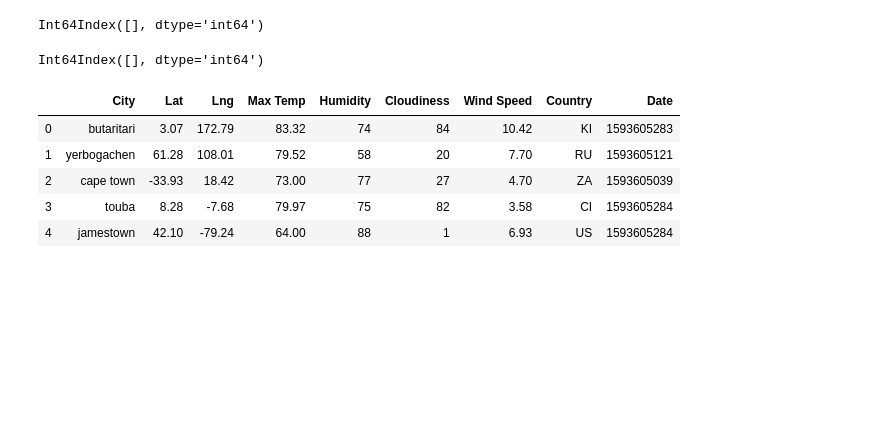
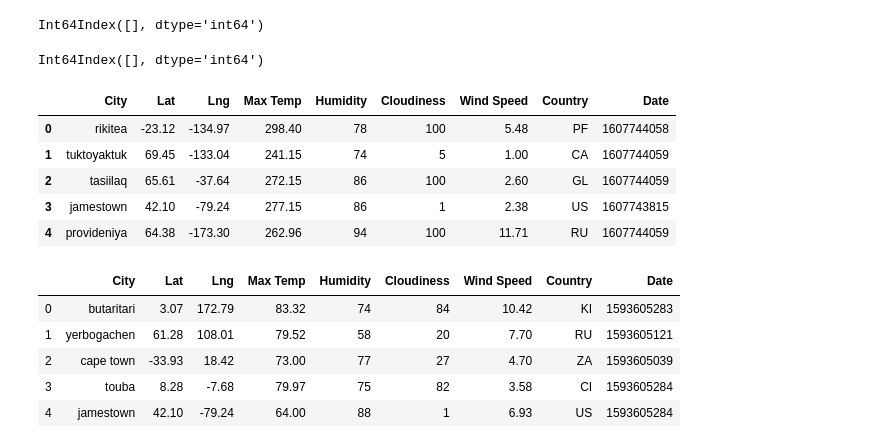
Before and after one commit to thallegacy/python-api-challenge, a Jupyter notebook: WeatherVacationPy/WeatherPy.ipynb, the cells around one changed output. Drawn from its saved outputs; the diff is of its cells as text; code cells hidden in the pictures; blank space fills up the shorter version.

Commit message:
Get all data w/ humidity under 100

```diff
--- a/WeatherVacationPy/WeatherPy.ipynb
+++ b/WeatherVacationPy/WeatherPy.ipynb
@@ -177,7 +177,7 @@ Data Retrieval Complete
 * Display the DataFrame
 # %%
 # Display the data collected in a DataFrame
-current_weather_df = pd.DataFrame({
+current_weather_data = pd.DataFrame({
   "City": city_ls,
   "Lat": lats_ls,
   "Lng": lngs_ls,
@@ -188,7 +188,7 @@ current_weather_df = pd.DataFrame({
   "Country": country_ls,
   "Date": date_ls
    })
-current_weather_df
+current_weather_data
 # %% [output]
 |  | City | Lat | Lng | Max Temp | Humidity | Cloudiness | Wind Speed | Country | Date |
 | 0 | rikitea | -23.12 | -134.97 | 298.40 | 78 | 100 | 5.48 | PF | 1607744058 |
@@ -272,6 +272,16 @@ Int64Index([], dtype='int64')
 #  Get the indices of cities that have humidity over 100%.
 # %% [output]
 Int64Index([], dtype='int64')
+# %%
+clean_city_data = current_weather_data.loc[current_weather_df["Humidity"] <= 100]
+clean_city_data.head()
+# %% [output]
+|  | City | Lat | Lng | Max Temp | Humidity | Cloudiness | Wind Speed | Country | Date |
+| 0 | rikitea | -23.12 | -134.97 | 298.40 | 78 | 100 | 5.48 | PF | 1607744058 |
+| 1 | tuktoyaktuk | 69.45 | -133.04 | 241.15 | 74 | 5 | 1.00 | CA | 1607744059 |
+| 2 | tasiilaq | 65.61 | -37.64 | 272.15 | 86 | 100 | 2.60 | GL | 1607744059 |
+| 3 | jamestown | 42.10 | -79.24 | 277.15 | 86 | 1 | 2.38 | US | 1607743815 |
+| 4 | provideniya | 64.38 | -173.30 | 262.96 | 94 | 100 | 11.71 | RU | 1607744059 |
 # %%
 # Make a new DataFrame equal to the city data to drop all humidity outliers by index.
 # Passing "inplace=False" will make a copy of the city_data DataFrame, which we call "clean_city_data".
```
Also changed, not shown: parts of 3 cells of this notebook.
